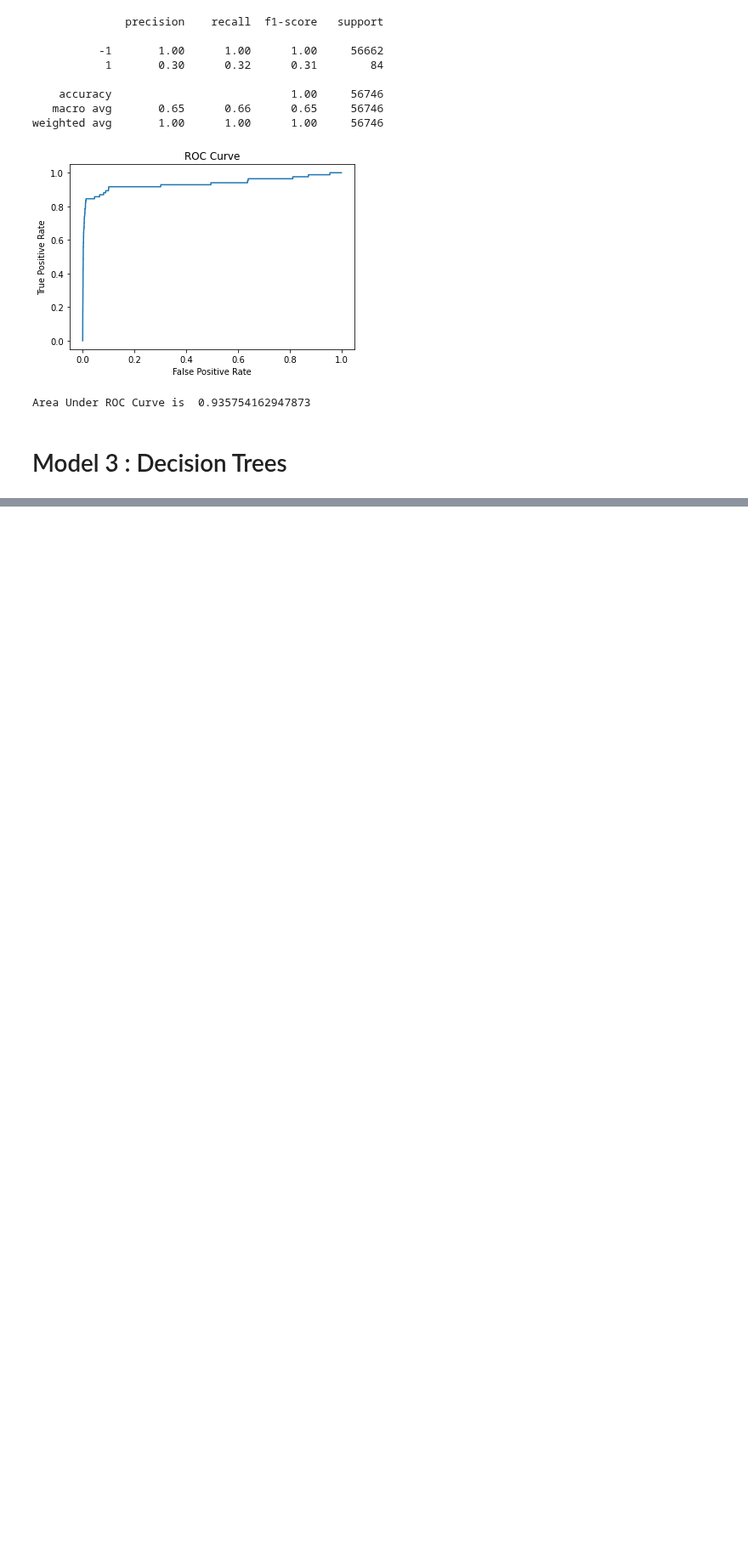
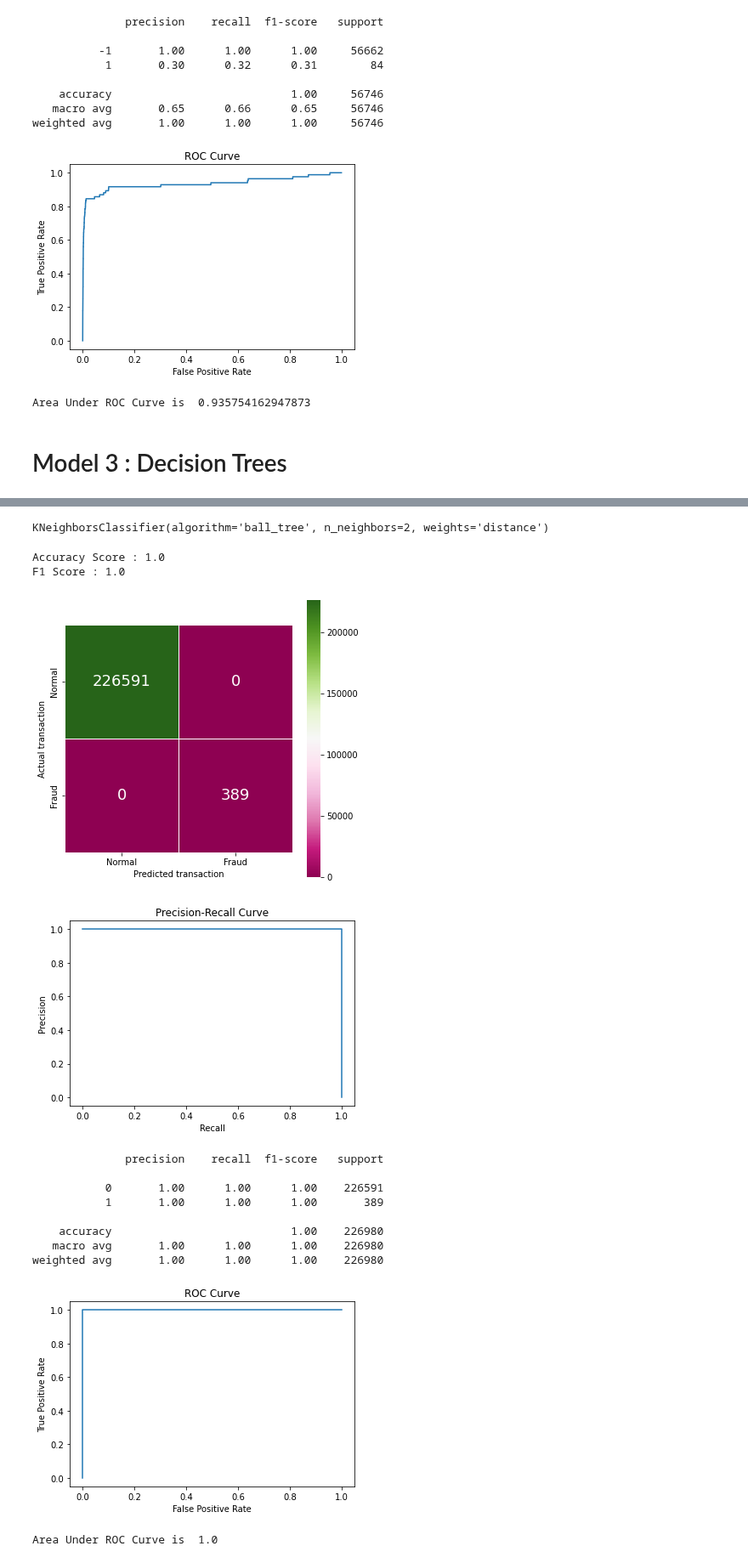
Before and after one commit to PHNPR/Credit-Card-Fraud-Detection, a Jupyter notebook: Credit Card Fraud.ipynb, the cells around one changed output, grey strips where cells are left out. Shown at 85% size. Cells and saved outputs as stored; diff of their text form; code cells hidden in the pictures; blank space fills up the shorter version.

```diff
--- a/Credit Card Fraud.ipynb
+++ b/Credit Card Fraud.ipynb
@@ -346,0 +350,40 @@ Area Under ROC Curve is  0.9516580987341816
+# %%
+knn = KNeighborsClassifier(n_neighbors= 2 , weights='distance' , algorithm='ball_tree')
+knn.fit(X_train,Y_train)
+# %% [output]
+KNeighborsClassifier(algorithm='ball_tree', n_neighbors=2, weights='distance')
+# %%
+def knn_predict(X,Y):
+    y = knn.predict(X)
+    y_ = knn.predict_proba(X)
+
+    print("Accuracy Score :" , accuracy_score(Y,y))
+
+    print("F1 Score :" , f1_score(Y,y,average='macro'))
+
+    confusion_matrix_plot(Y,y)
+
+    pr_curve(Y,y_[:,1])
+
+    print(classification_report(Y,y))
+
+    ROC_curve(Y,y_[:,1])
+
+    print('Area Under ROC Curve is ' , roc_auc_score(Y,y_[:,1]))
+# %%
+knn_predict(X_train,Y_train)
+# %% [output]
+Accuracy Score : 1.0
+F1 Score : 1.0
+[figure, added]
+[figure, added]
+              precision    recall  f1-score   support
+
+           0       1.00      1.00      1.00    226591
+           1       1.00      1.00      1.00       389
+
+    accuracy                           1.00    226980
+   macro avg       1.00      1.00      1.00    226980
+weighted avg       1.00      1.00      1.00    226980
+[figure, added]
+Area Under ROC Curve is  1.0
```
Also changed, not shown: parts of 7 cells of this notebook.
